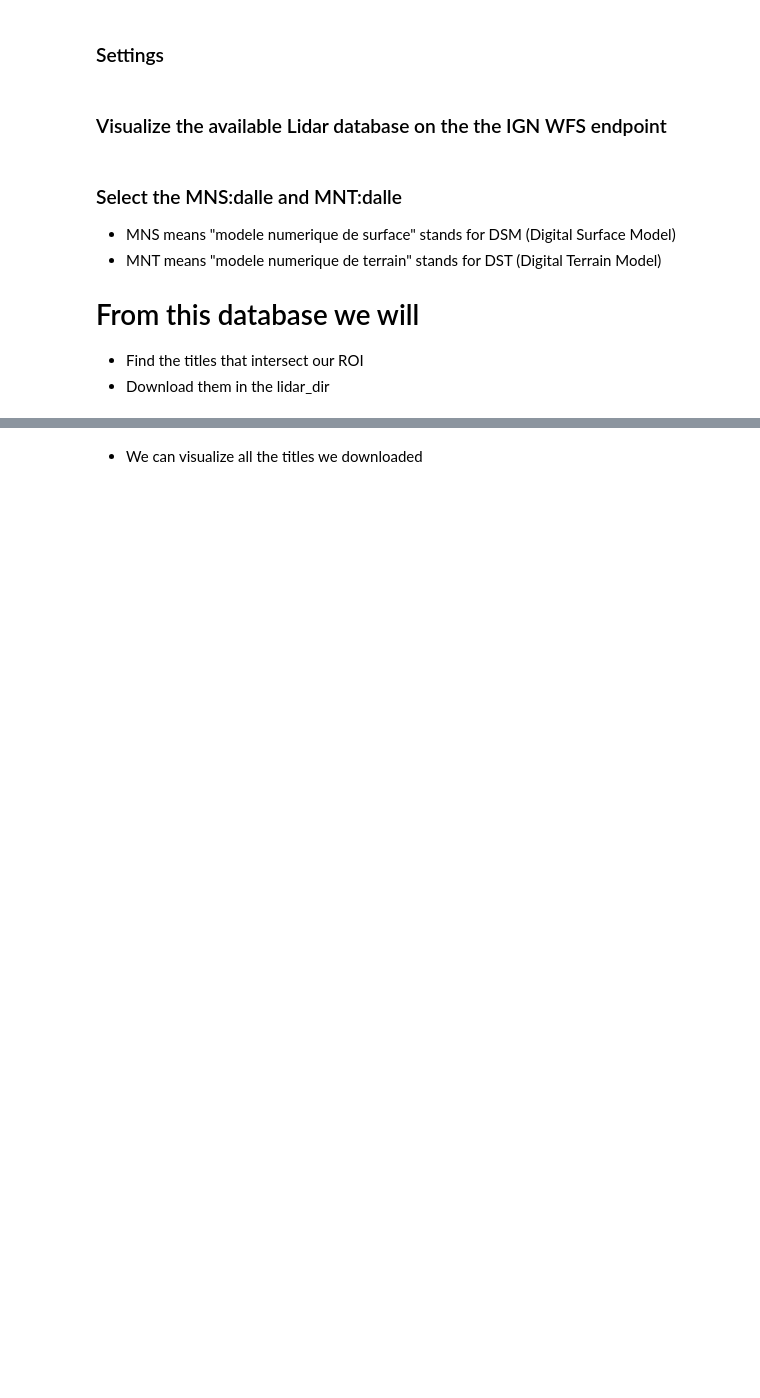
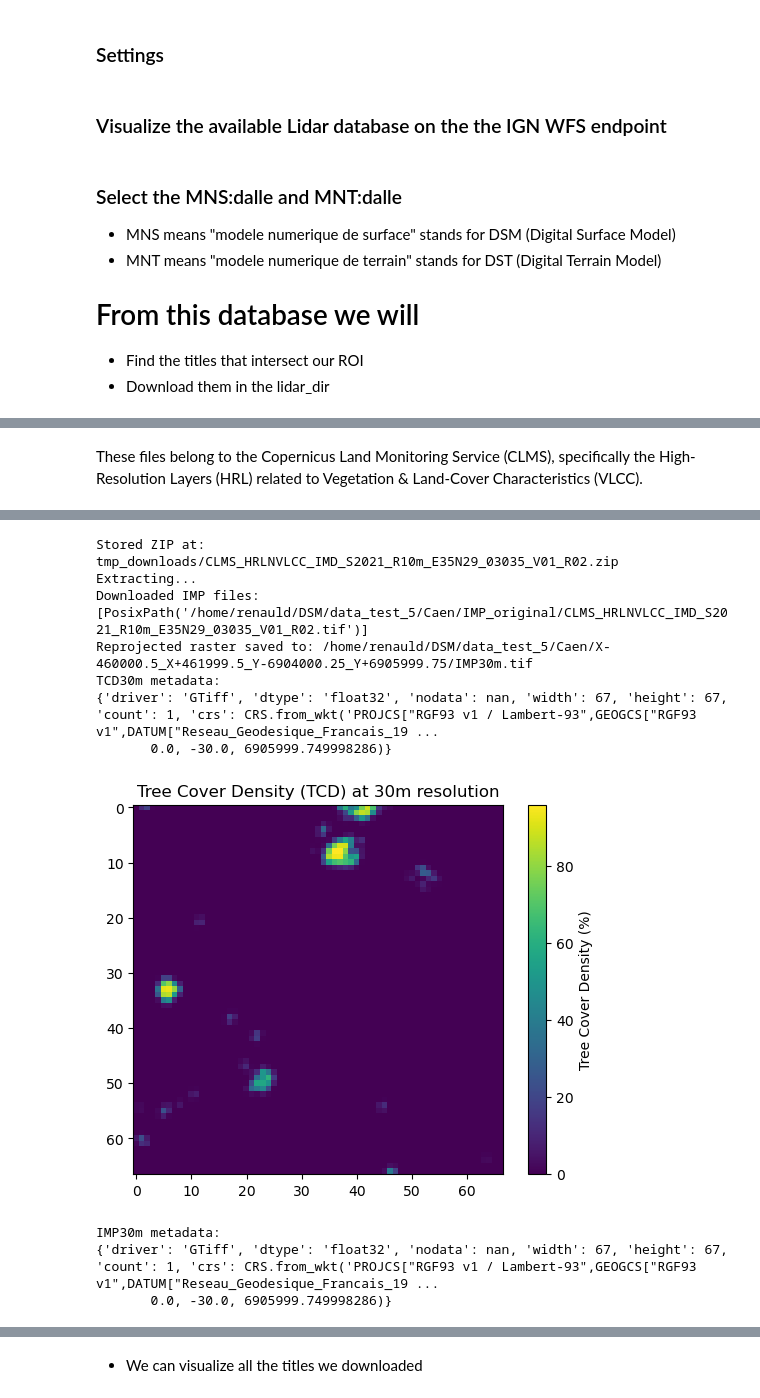
Before and after one commit to rhedouin/DSM, a Jupyter notebook: Notebooks/download_Lidar_Copernicus_data.ipynb, the cells around one changed output, grey strips where cells are left out. Drawn from its saved outputs; the diff is of its cells as text; code cells hidden in the pictures; blank space fills up the shorter version.

Commit message:
almost clean download and preprocess

```diff
--- a/Notebooks/download_Lidar_Copernicus_data.ipynb
+++ b/Notebooks/download_Lidar_Copernicus_data.ipynb
@@ -800,0 +818,69 @@ Download completed.
+# %% [markdown]
+These files belong to the Copernicus Land Monitoring Service (CLMS), specifically the High-Resolution Layers (HRL) related to Vegetation & Land-Cover Characteristics (VLCC).
+# %%
+# ##### CLMS HRL TCF #####
+# CLMS_HRLVLCC_TCD_S2023_R100m_E35N29_03035_V01_R00 stands for:
+# Copernicus Land Monitoring Service – High-Resolution Layer, Vegetation & Land-Cover Characteristics; Tree Cover Density, single year 2023, 100-m resolution, tile at 35°E 29°N, product version 1, revision 0.
+TCD_request = {
+    "dataset_id": "EO:EEA:DAT:HRL:TCF", # Tree Cover Fraction,
+    "bbox": bbox_wgs84,
+}
+
+TCD_matches = hda_client.search(TCD_request)
+
+# See all available products
+# for item in TCF_matches.results:
+#     loc = item["properties"]["location"]
+#     print(loc)
+
+TCD_best_results = filter_clms_products(TCD_matches, product_code="TCD", year=2020, resolution=10)
+print("TCD best results:", TCD_best_results)
+
+download_TCD_dir = os.path.join(area_dir, "TCD_original")
+os.makedirs(download_TCD_dir, exist_ok=True)
+
+TCD_path = download_and_extract(TCD_best_results, download_TCD_dir)
+print("Downloaded TCD files:", TCD_path)
+
+TCD_dst_path = os.path.join(bounding_box_dir, "TCD30m.tif")
+
+reproject_to_match(TCD_path[0], TCD_dst_path, output_lidar30m_DSM, resampling=Resampling.bilinear)
+
+
+# ##### CLMS HRL IMP #####
+IMP_request = {
+    "dataset_id": "EO:EEA:DAT:HRL:IMP", # Impervious Built-Up Area
+    "bbox": bbox_wgs84,
+}
+
+IMP_matches = hda_client.search(IMP_request)
+
+IMP_best_results = filter_clms_products(IMP_matches, product_code="IMD", year=2021, resolution=10) # Imperviousness Degree
+print("IMP best results:", IMP_best_results)
+
+download_IMP_dir = os.path.join(area_dir, "IMP_original")
+os.makedirs(download_IMP_dir, exist_ok=True)
+
+IMP_path = download_and_extract(IMP_best_results, download_IMP_dir)
+print("Downloaded IMP files:", IMP_path)
+
+IMP_dst_path = os.path.join(bounding_box_dir, "IMP30m.tif")
+
+reproject_to_match(IMP_path[0], IMP_dst_path, output_lidar30m_DSM, resampling=Resampling.bilinear)
+
+with rasterio.open(TCD_dst_path) as src:
+    print("TCD30m metadata:")
+    print(src.meta)
+    plt.imshow(src.read(1), cmap='viridis')
+    plt.colorbar(label='Tree Cover Density (%)')
+    plt.title('Tree Cover Density (TCD) at 30m resolution')
+    plt.show()
+
+with rasterio.open(IMP_dst_path) as src:
+    print("IMP30m metadata:")
+    print(src.meta)
+    plt.imshow(src.read(1), cmap='viridis')
+    plt.colorbar(label='Imperviousness Degree (%)')
+    plt.title('IMP at 30m resolution')
+    plt.show()
+# %% [output]
@@ -800,0 +895,11 @@ Download completed.
+Stored ZIP at: tmp_downloads/CLMS_HRLNVLCC_IMD_S2021_R10m_E35N29_03035_V01_R02.zip
+Extracting...
+Downloaded IMP files: [PosixPath('/home/renauld/DSM/data_test_5/Caen/IMP_original/CLMS_HRLNVLCC_IMD_S2021_R10m_E35N29_03035_V01_R02.tif')]
+Reprojected raster saved to: /home/renauld/DSM/data_test_5/Caen/X-460000.5_X+461999.5_Y-6904000.25_Y+6905999.75/IMP30m.tif
+TCD30m metadata:
+{'driver': 'GTiff', 'dtype': 'float32', 'nodata': nan, 'width': 67, 'height': 67, 'count': 1, 'crs': CRS.from_wkt('PROJCS["RGF93 v1 / Lambert-93",GEOGCS["RGF93 v1",DATUM["Reseau_Geodesique_Francais_19 ...
+       0.0, -30.0, 6905999.749998286)}
+[figure, added]
+IMP30m metadata:
+{'driver': 'GTiff', 'dtype': 'float32', 'nodata': nan, 'width': 67, 'height': 67, 'count': 1, 'crs': CRS.from_wkt('PROJCS["RGF93 v1 / Lambert-93",GEOGCS["RGF93 v1",DATUM["Reseau_Geodesique_Francais_19 ...
+       0.0, -30.0, 6905999.749998286)}
```
Also changed, not shown: parts of 47 cells of this notebook.
